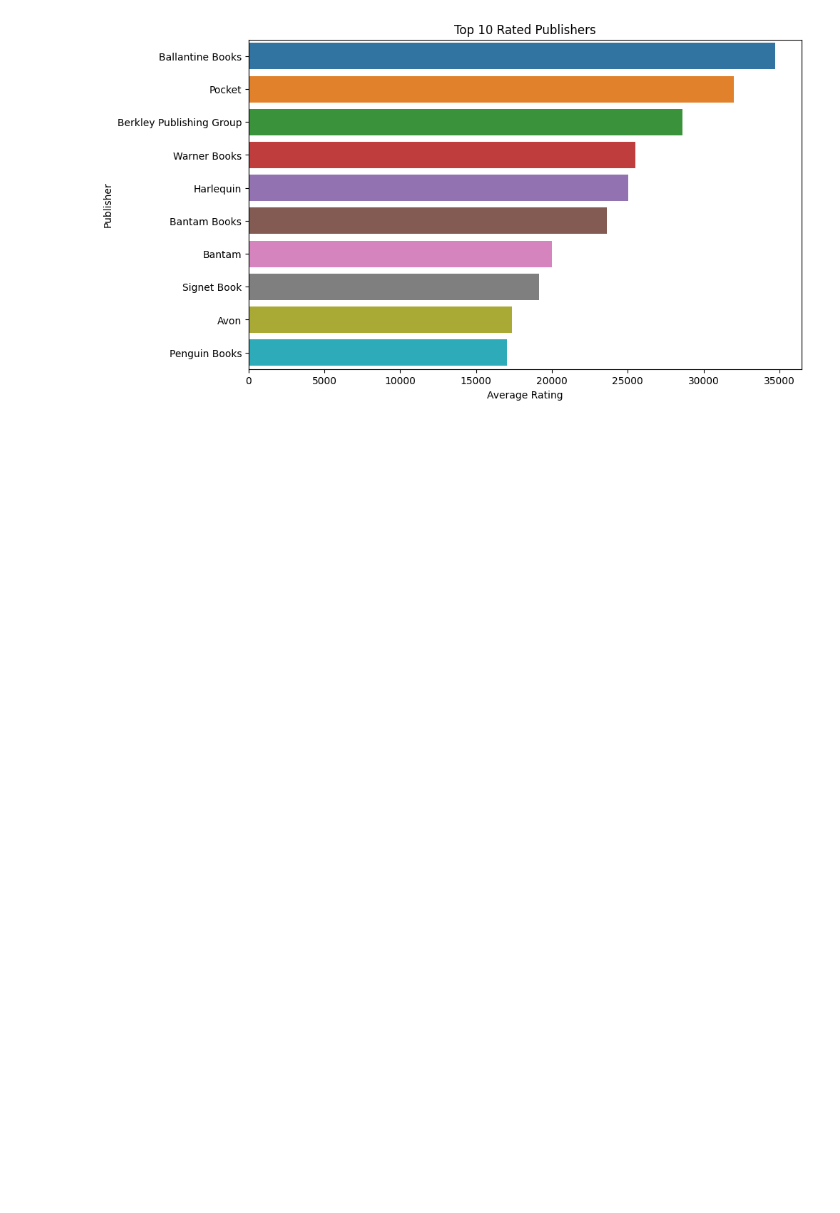
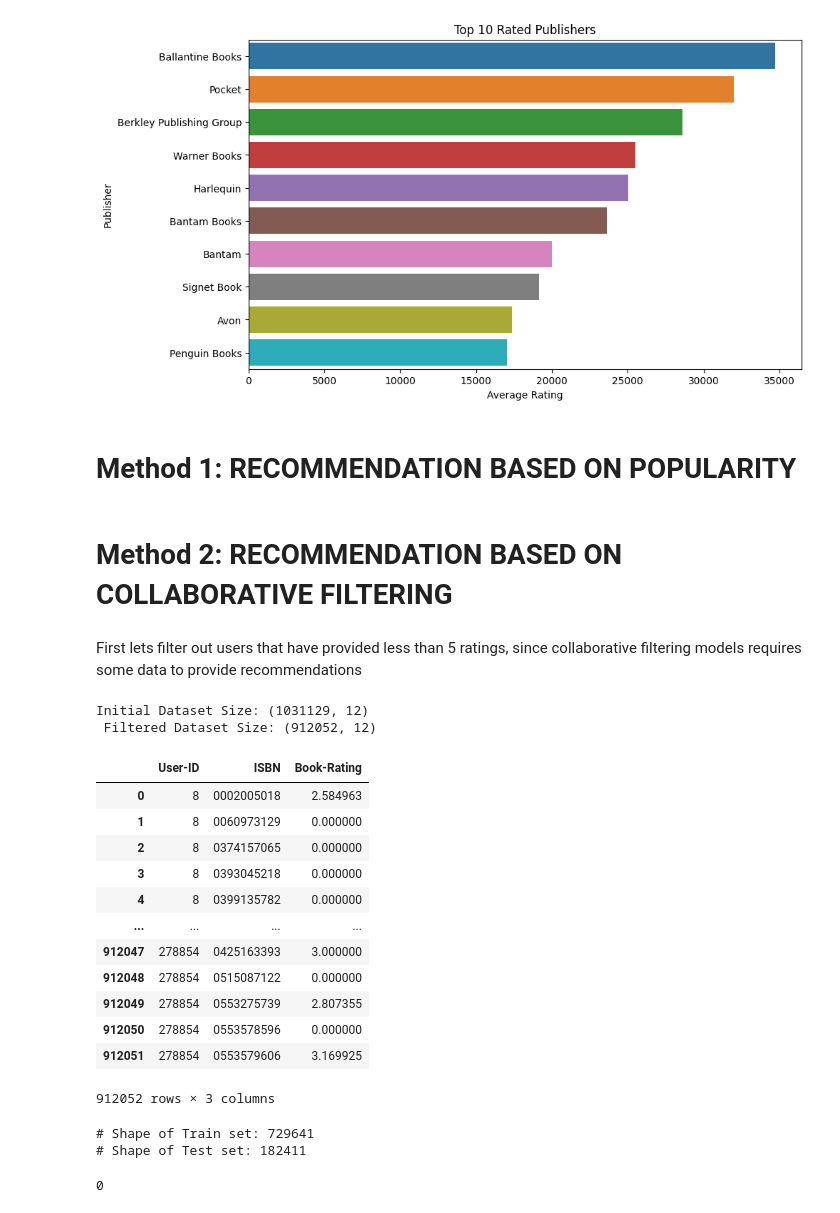
Before and after one commit to pvanand07/Book-Recommendation-System, a Jupyter notebook: Book_Recommendation_System.ipynb, the cells around one changed output. Saved outputs shown, nothing was run; the diff lists cells and outputs as text; code cells hidden in the pictures; blank space fills up the shorter version.

```diff
--- a/Book_Recommendation_System.ipynb
+++ b/Book_Recommendation_System.ipynb
@@ -297,5 +261,45 @@ plt.show()
 [figure]
 [figure]
 [figure]
-# %% [markdown]
-#
+# %% [markdown]
+# Method 1: RECOMMENDATION BASED ON POPULARITY
+# %% [markdown]
+# Method 2: RECOMMENDATION BASED ON COLLABORATIVE FILTERING
+# %% [markdown]
+First lets filter out users that have provided less than 5 ratings, since collaborative filtering models requires some data to provide recommendations
+# %%
+# Filter data for only those users that have provided more than 5 ratings
+filtered_data = combined_data[combined_data.groupby('User-ID')['User-ID'].transform('size')>5]
+
+print("Initial Dataset Size:", combined_data.shape, "\n", "Filtered Dataset Size:", filtered_data.shape)
+# %% [output]
+Initial Dataset Size: (1031129, 12)
+ Filtered Dataset Size: (912052, 12)
+# %%
+def smooth_ratings(x):
+  return math.log(1+x, 2)
+# %%
+data = filtered_data.groupby(['User-ID', 'ISBN'])['Book-Rating'].sum().apply(smooth_ratings).reset_index()
+data
+# %% [output]
+|  | User-ID | ISBN | Book-Rating |
+| 0 | 8 | 0002005018 | 2.584963 |
+| 1 | 8 | 0060973129 | 0.000000 |
+| 2 | 8 | 0374157065 | 0.000000 |
+| 3 | 8 | 0393045218 | 0.000000 |
+| 4 | 8 | 0399135782 | 0.000000 |
+| ... | ... | ... | ... |
+| 912047 | 278854 | 0425163393 | 3.000000 |
+| 912048 | 278854 | 0515087122 | 0.000000 |
+| 912049 | 278854 | 0553275739 | 2.807355 |
+| 912050 | 278854 | 0553578596 | 0.000000 |
+| 912051 | 278854 | 0553579606 | 3.169925 |
+912052 rows × 3 columns
+# %%
+train_df, test_df = train_test_split(data, stratify=data['User-ID'], test_size=0.20, random_state=42)
+
+print('# Records in Train set: %d' % len(train_df))
+print('# Records in Test set: %d' % len(test_df))
+# %% [output]
+# Shape of Train set: 729641
+# Shape of Test set: 182411
@@ -301,0 +310,4 @@ plt.show()
+# %%
+filtered_data['Book-Rating'].isna().sum()
+# %% [output]
+0
```
Also changed, not shown: parts of 14 cells of this notebook.
